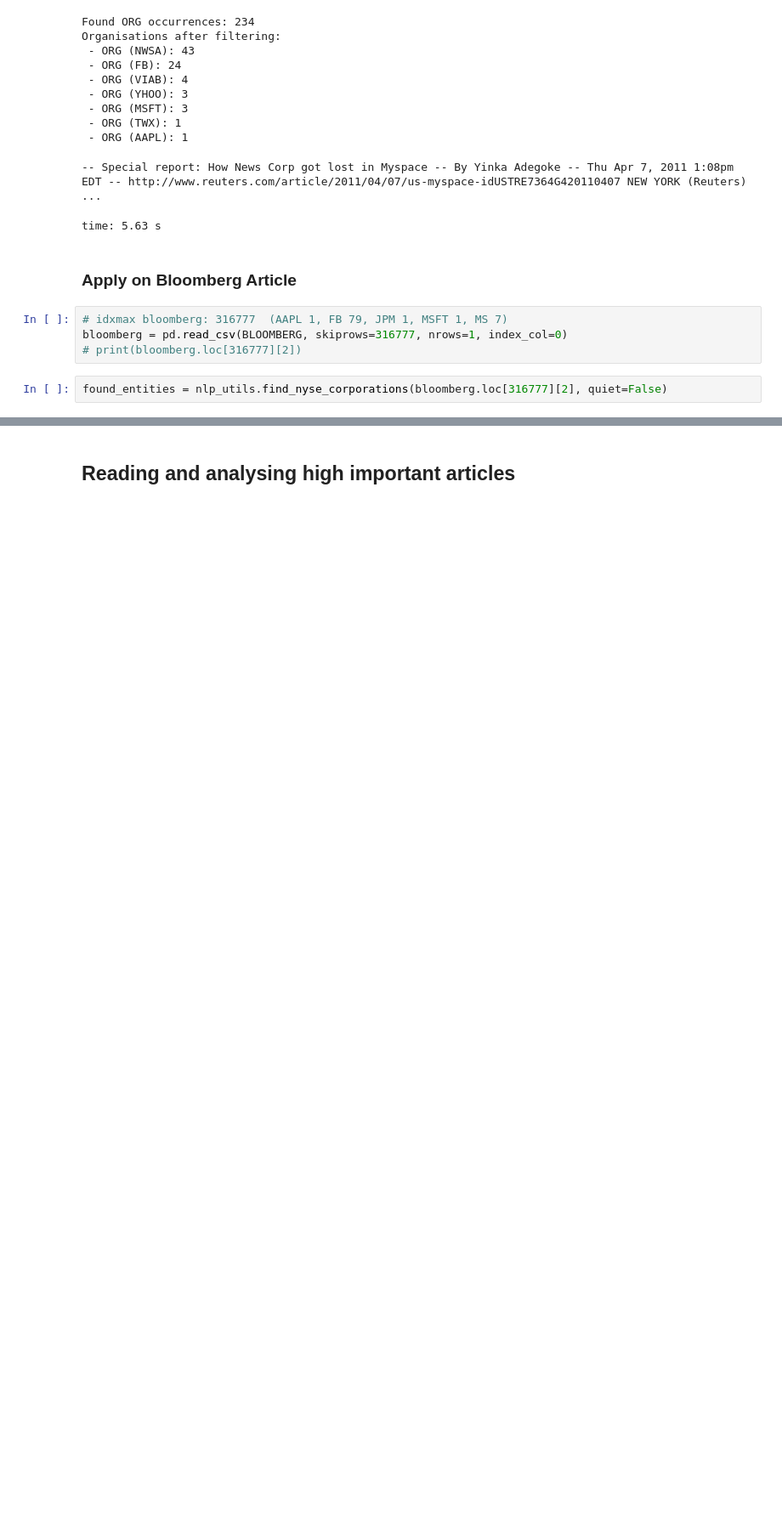
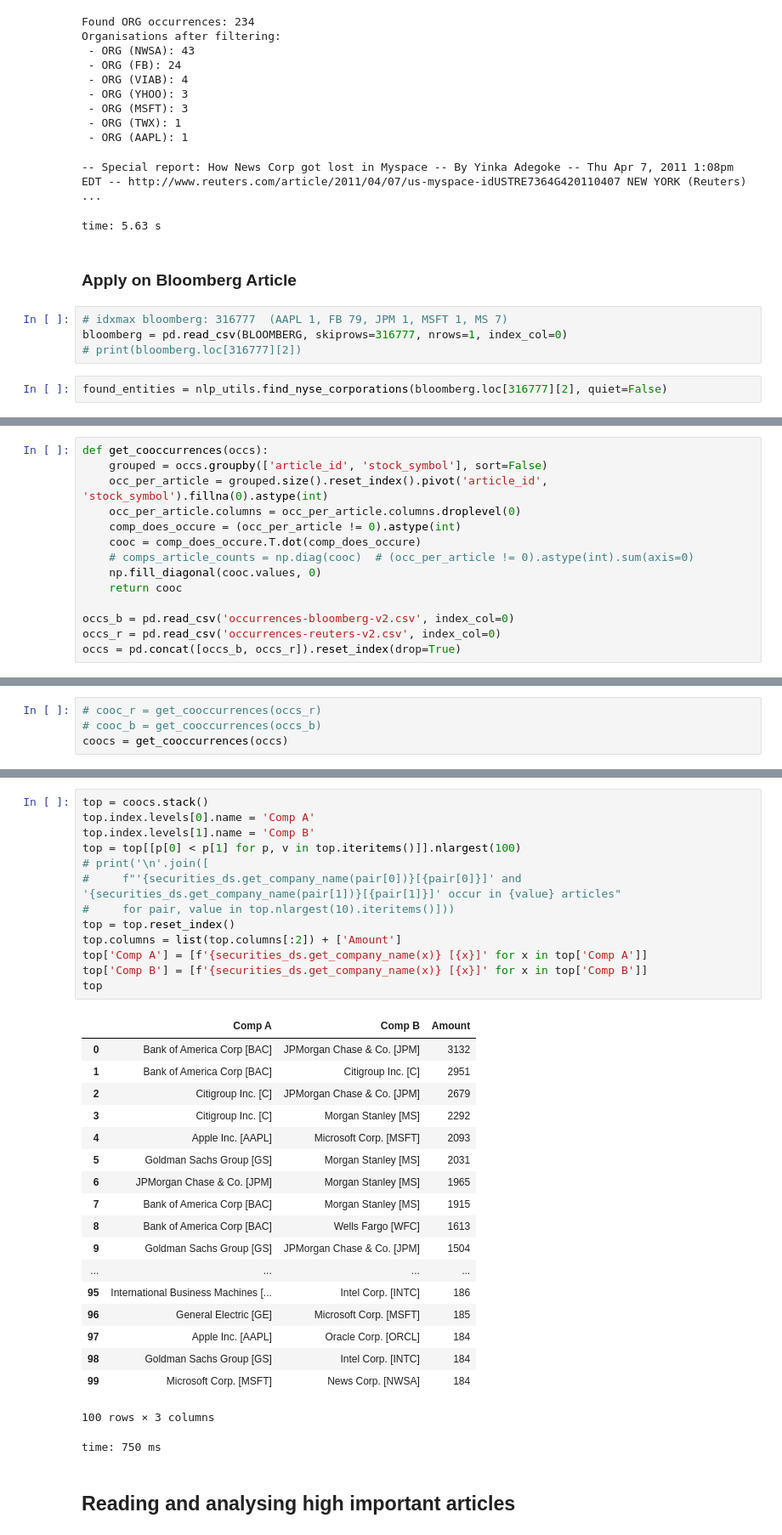
Before and after one commit to Chaoste/nlp-stocks, a Jupyter notebook: research/7.1-Apply-SpaCy.ipynb, the cells around one changed output, grey strips where cells are left out. Shown at 85% size. Cells and saved outputs as stored; diff of their text form; blank space fills up the shorter version.

Commit message:
work on cooc, combine with coint, inspect correlating stocks

```diff
--- a/research/7.1-Apply-SpaCy.ipynb
+++ b/research/7.1-Apply-SpaCy.ipynb
@@ -442,0 +464,14 @@ found_entities = nlp_utils.find_nyse_corporations(bloomberg.loc[316777][2], quie
+# %%
+def get_cooccurrences(occs):
+    grouped = occs.groupby(['article_id', 'stock_symbol'], sort=False)
+    occ_per_article = grouped.size().reset_index().pivot('article_id', 'stock_symbol').fillna(0).astype(int)
+    occ_per_article.columns = occ_per_article.columns.droplevel(0)
+    comp_does_occure = (occ_per_article != 0).astype(int)
+    cooc = comp_does_occure.T.dot(comp_does_occure)
+    # comps_article_counts = np.diag(cooc)  # (occ_per_article != 0).astype(int).sum(axis=0)
+    np.fill_diagonal(cooc.values, 0)
+    return cooc
+
+occs_b = pd.read_csv('occurrences-bloomberg-v2.csv', index_col=0)
+occs_r = pd.read_csv('occurrences-reuters-v2.csv', index_col=0)
+occs = pd.concat([occs_b, occs_r]).reset_index(drop=True)
@@ -442,0 +480,4 @@ found_entities = nlp_utils.find_nyse_corporations(bloomberg.loc[316777][2], quie
+# %%
+# cooc_r = get_cooccurrences(occs_r)
+# cooc_b = get_cooccurrences(occs_b)
+coocs = get_cooccurrences(occs)
@@ -443,3 +490,36 @@ found_entities = nlp_utils.find_nyse_corporations(bloomberg.loc[316777][2], quie
+# %%
+top = coocs.stack()
+top.index.levels[0].name = 'Comp A'
+top.index.levels[1].name = 'Comp B'
+top = top[[p[0] < p[1] for p, v in top.iteritems()]].nlargest(100)
+# print('\n'.join([
+#     f"'{securities_ds.get_company_name(pair[0])}[{pair[0]}]' and '{securities_ds.get_company_name(pair[1])}[{pair[1]}]' occur in {value} articles"
+#     for pair, value in top.nlargest(10).iteritems()]))
+top = top.reset_index()
+top.columns = list(top.columns[:2]) + ['Amount']
+top['Comp A'] = [f'{securities_ds.get_company_name(x)} [{x}]' for x in top['Comp A']]
+top['Comp B'] = [f'{securities_ds.get_company_name(x)} [{x}]' for x in top['Comp B']]
+top
+# %% [output]
+|  | Comp A | Comp B | Amount |
+| 0 | Bank of America Corp [BAC] | JPMorgan Chase & Co. [JPM] | 3132 |
+| 1 | Bank of America Corp [BAC] | Citigroup Inc. [C] | 2951 |
+| 2 | Citigroup Inc. [C] | JPMorgan Chase & Co. [JPM] | 2679 |
+| 3 | Citigroup Inc. [C] | Morgan Stanley [MS] | 2292 |
+| 4 | Apple Inc. [AAPL] | Microsoft Corp. [MSFT] | 2093 |
+| 5 | Goldman Sachs Group [GS] | Morgan Stanley [MS] | 2031 |
+| 6 | JPMorgan Chase & Co. [JPM] | Morgan Stanley [MS] | 1965 |
+| 7 | Bank of America Corp [BAC] | Morgan Stanley [MS] | 1915 |
+| 8 | Bank of America Corp [BAC] | Wells Fargo [WFC] | 1613 |
+| 9 | Goldman Sachs Group [GS] | JPMorgan Chase & Co. [JPM] | 1504 |
+| ... | ... | ... | ... |
+| 95 | International Business Machines [... | Intel Corp. [INTC] | 186 |
+| 96 | General Electric [GE] | Microsoft Corp. [MSFT] | 185 |
+| 97 | Apple Inc. [AAPL] | Oracle Corp. [ORCL] | 184 |
+| 98 | Goldman Sachs Group [GS] | Intel Corp. [INTC] | 184 |
+| 99 | Microsoft Corp. [MSFT] | News Corp. [NWSA] | 184 |
+100 rows × 3 columns
+time: 750 ms
 # %% [markdown]
 ## Reading and analysing high important articles
 # %%
```
Also changed, not shown: parts of 15 cells of this notebook.
